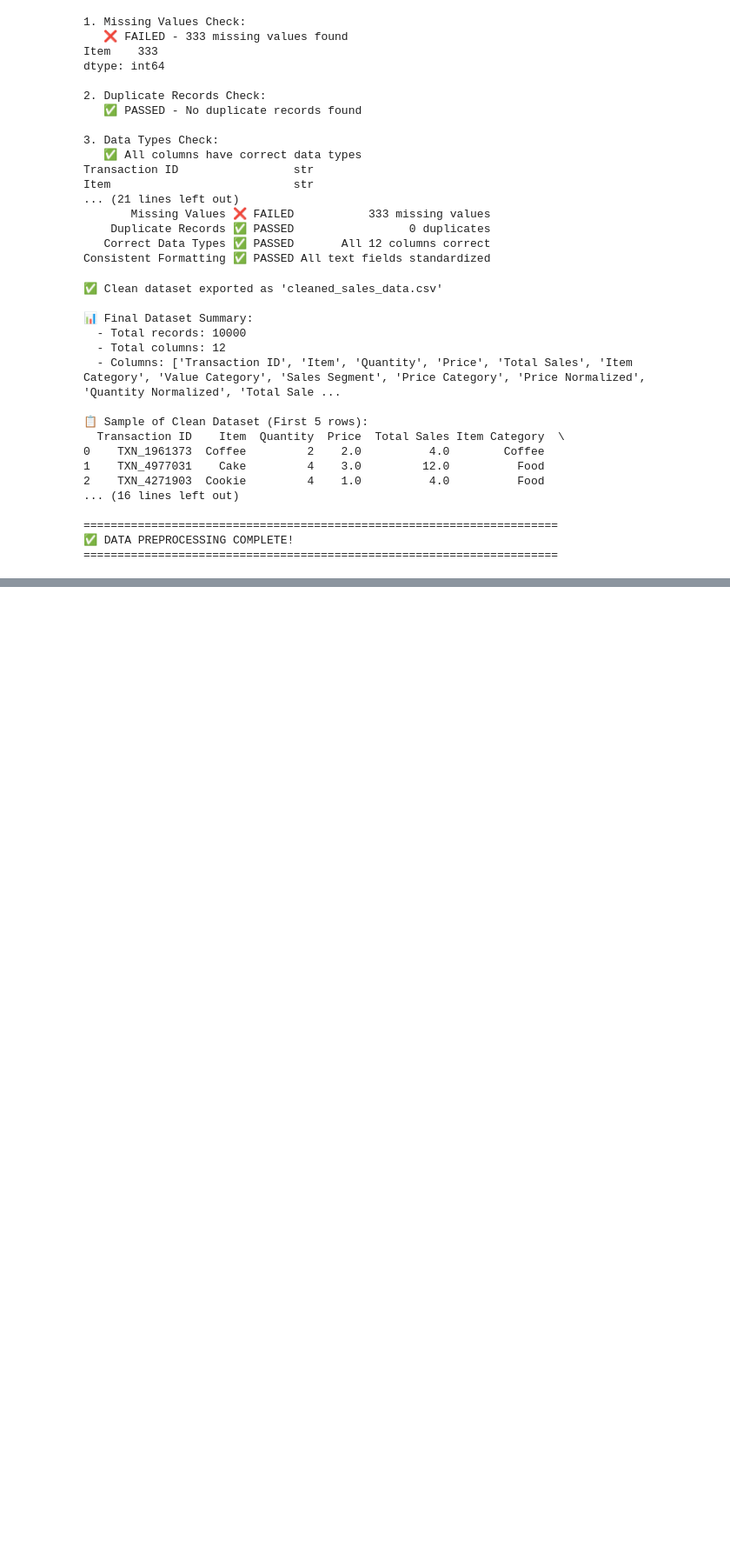
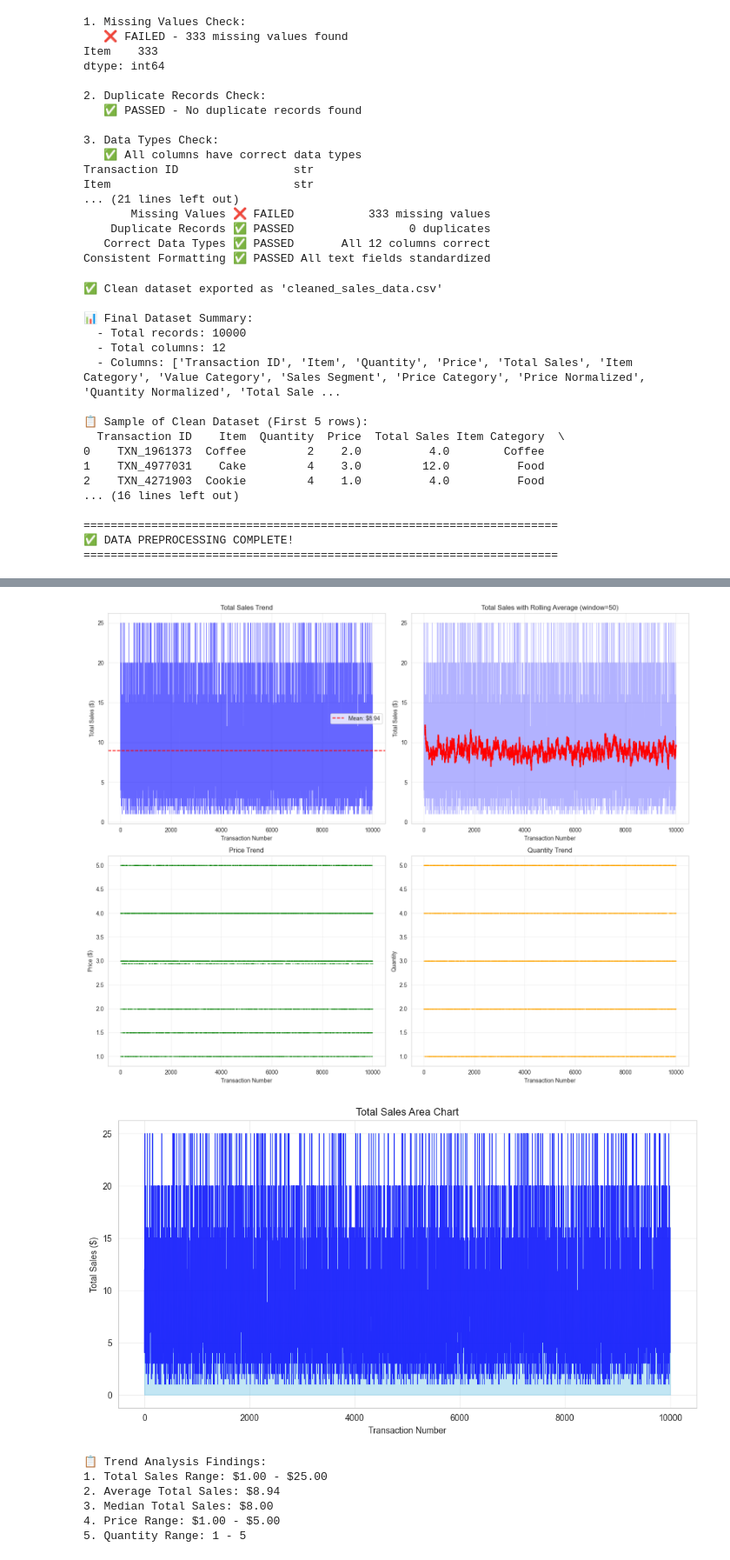
Before and after one commit to Ndanu-eng/cafe-sales-cleaning, a Jupyter notebook: Cafe_sales.ipynb, the cells around one changed output, grey strips where cells are left out. Shown at 87% size. Cells and saved outputs as stored; diff of their text form; code cells hidden in the pictures; blank space fills up the shorter version.

```diff
--- a/Cafe_sales.ipynb
+++ b/Cafe_sales.ipynb
@@ -761,0 +996,73 @@ print("=" * 70)
+# %%
+# ============================================
+# TASK 4: TREND AND PATTERN IDENTIFICATION
+
+
+# Create transaction index for time series analysis
+df['Transaction Index'] = range(1, len(df) + 1)
+
+# 4.1 Trend analysis of Total Sales
+fig, axes = plt.subplots(2, 2, figsize=(15, 12))
+
+# Line chart: Total Sales over transactions
+axes[0, 0].plot(df['Transaction Index'], df['Total Sales'], alpha=0.6, linewidth=0.5, color='blue')
+axes[0, 0].axhline(df['Total Sales'].mean(), color='red', linestyle='--', label=f'Mean: ${df["Total Sales"].mean():.2f}')
+axes[0, 0].set_title('Total Sales Trend')
+axes[0, 0].set_xlabel('Transaction Number')
+axes[0, 0].set_ylabel('Total Sales ($)')
+axes[0, 0].legend()
+axes[0, 0].grid(True, alpha=0.3)
+
+# Rolling average
+rolling_mean = df['Total Sales'].rolling(window=50).mean()
+axes[0, 1].plot(df['Transaction Index'], df['Total Sales'], alpha=0.3, linewidth=0.5, color='blue')
+axes[0, 1].plot(df['Transaction Index'], rolling_mean, color='red', linewidth=2)
+axes[0, 1].set_title('Total Sales with Rolling Average (window=50)')
+axes[0, 1].set_xlabel('Transaction Number')
+axes[0, 1].set_ylabel('Total Sales ($)')
+axes[0, 1].grid(True, alpha=0.3)
+
+# Price trend
+axes[1, 0].scatter(df['Transaction Index'], df['Price'], alpha=0.3, s=1, color='green')
+axes[1, 0].set_title('Price Trend')
+axes[1, 0].set_xlabel('Transaction Number')
+axes[1, 0].set_ylabel('Price ($)')
+axes[1, 0].grid(True, alpha=0.3)
+
+# Quantity trend
+axes[1, 1].scatter(df['Transaction Index'], df['Quantity'], alpha=0.3, s=1, color='orange')
+axes[1, 1].set_title('Quantity Trend')
+axes[1, 1].set_xlabel('Transaction Number')
+axes[1, 1].set_ylabel('Quantity')
+axes[1, 1].grid(True, alpha=0.3)
+
+plt.tight_layout()
+plt.savefig('trend_analysis.png', dpi=300)
+plt.show()
+
+# Area chart for Total Sales
+fig, ax = plt.subplots(figsize=(12, 6))
+ax.fill_between(df['Transaction Index'], df['Total Sales'], alpha=0.5, color='skyblue')
+ax.plot(df['Transaction Index'], df['Total Sales'], alpha=0.8, color='blue', linewidth=0.5)
+ax.set_title('Total Sales Area Chart')
+ax.set_xlabel('Transaction Number')
+ax.set_ylabel('Total Sales ($)')
+ax.grid(True, alpha=0.3)
+plt.savefig('trend_area_chart.png', dpi=300)
+plt.show()
+
+print("\n📋 Trend Analysis Findings:")
+print(f"1. Total Sales Range: ${df['Total Sales'].min():.2f} - ${df['Total Sales'].max():.2f}")
+print(f"2. Average Total Sales: ${df['Total Sales'].mean():.2f}")
+print(f"3. Median Total Sales: ${df['Total Sales'].median():.2f}")
+print(f"4. Price Range: ${df['Price'].min():.2f} - ${df['Price'].max():.2f}")
+print(f"5. Quantity Range: {df['Quantity'].min()} - {df['Quantity'].max()}")
+# %% [output]
+[figure, added]
+[figure, added]
+📋 Trend Analysis Findings:
+1. Total Sales Range: $1.00 - $25.00
+2. Average Total Sales: $8.94
+3. Median Total Sales: $8.00
+4. Price Range: $1.00 - $5.00
+5. Quantity Range: 1 - 5
```
Also changed, not shown: parts of 11 cells of this notebook, 15 other files.
